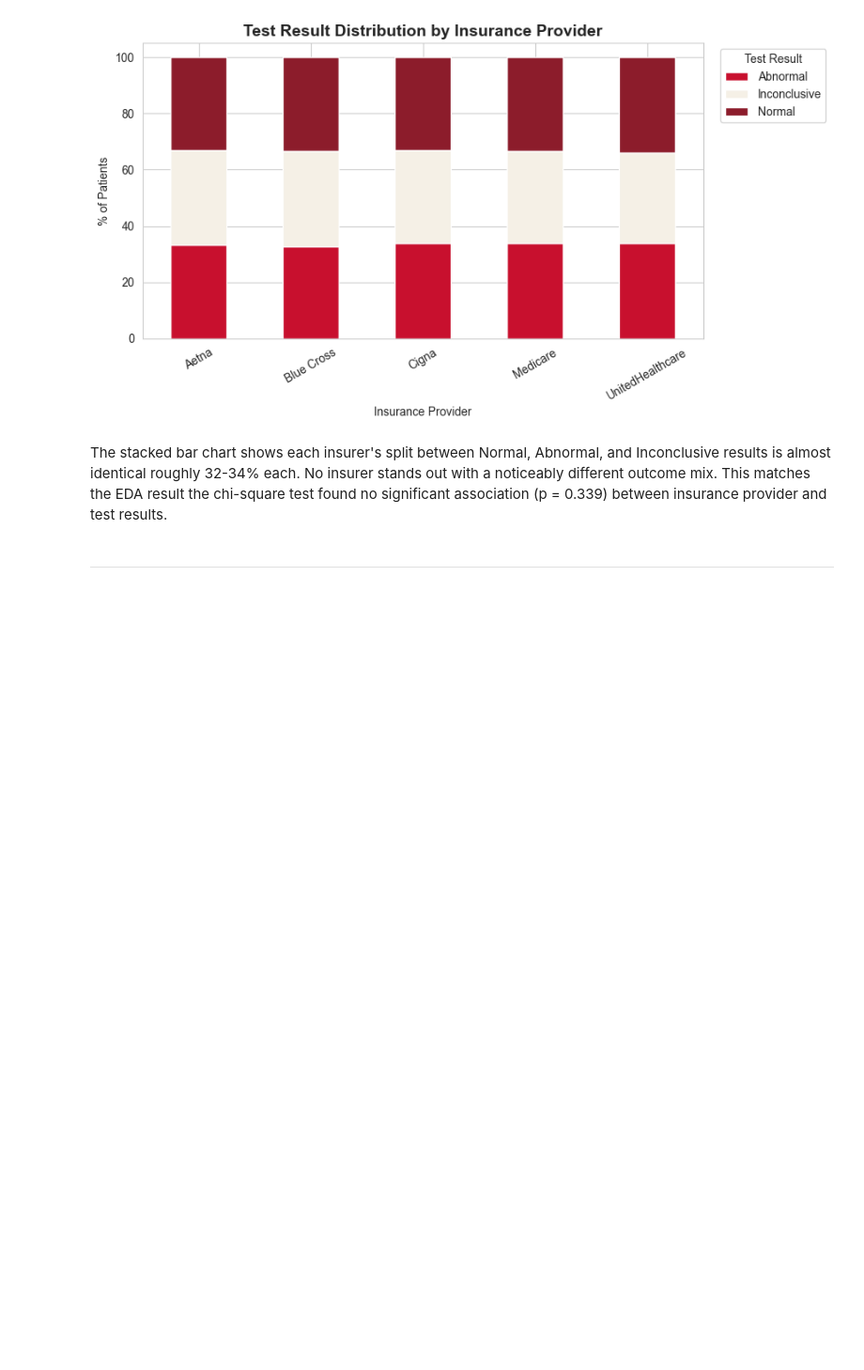
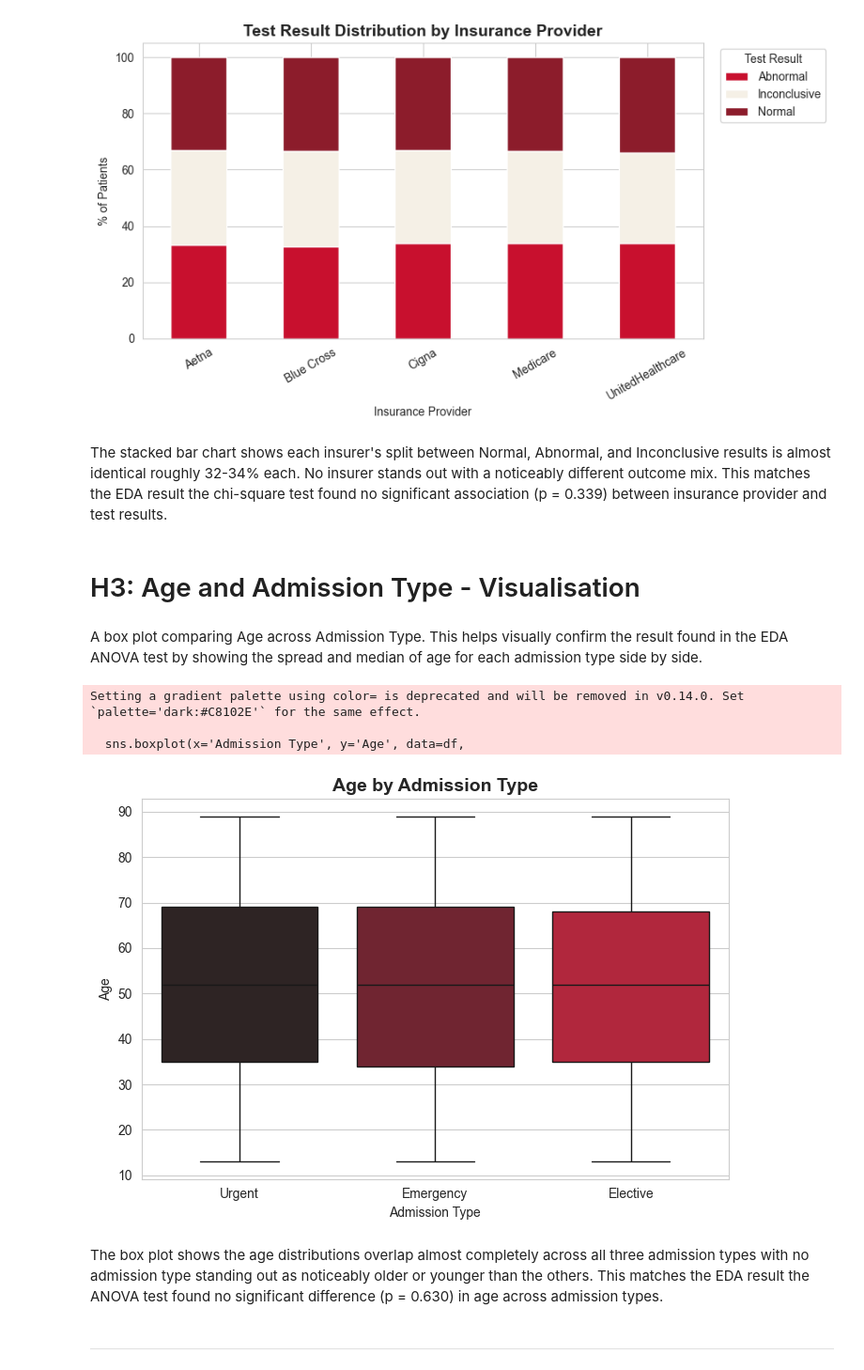
Before and after one commit to navmann99/Healthcare_Analysis, a Jupyter notebook: jupyter_notebooks/03-DataVisualisations.ipynb, the cells around one changed output. Shown at 94% size. Cells and saved outputs as stored; diff of their text form; code cells hidden in the pictures; blank space fills up the shorter version.

Commit message:
h3 boxplot complete

```diff
--- a/jupyter_notebooks/03-DataVisualisations.ipynb
+++ b/jupyter_notebooks/03-DataVisualisations.ipynb
@@ -135,6 +135,27 @@ plt.show()
 [figure]
 # %% [markdown]
 The stacked bar chart shows each insurer's split between Normal, Abnormal, and Inconclusive results is almost identical roughly 32-34% each. No insurer stands out with a noticeably different outcome mix. This matches the EDA result the chi-square test found no significant association (p = 0.339) between insurance provider and test results.
+# %% [markdown]
+# H3: Age and Admission Type - Visualisation
+# %% [markdown]
+A box plot comparing Age across Admission Type. This helps visually confirm the result found in the EDA ANOVA test by showing the spread and median of age for each admission type side by side.
+# %%
+fig, ax = plt.subplots(figsize=(7, 5))
+sns.boxplot(x='Admission Type', y='Age', data=df,
+            hue='Admission Type', color=primary_color, legend=False, ax=ax)
+ax.set_title('Age by Admission Type', fontsize=14, fontweight='bold')
+ax.set_xlabel('Admission Type')
+ax.set_ylabel('Age')
+plt.tight_layout()
+
+plt.show()
+# %% [output]
+Setting a gradient palette using color= is deprecated and will be removed in v0.14.0. Set `palette='dark:#C8102E'` for the same effect.
+
+  sns.boxplot(x='Admission Type', y='Age', data=df,
+[figure, added]
+# %% [markdown]
+The box plot shows the age distributions overlap almost completely across all three admission types with no admission type standing out as noticeably older or younger than the others. This matches the EDA result the ANOVA test found no significant difference (p = 0.630) in age across admission types.
 # %% [markdown]
 ---
 # %% [markdown]
```
